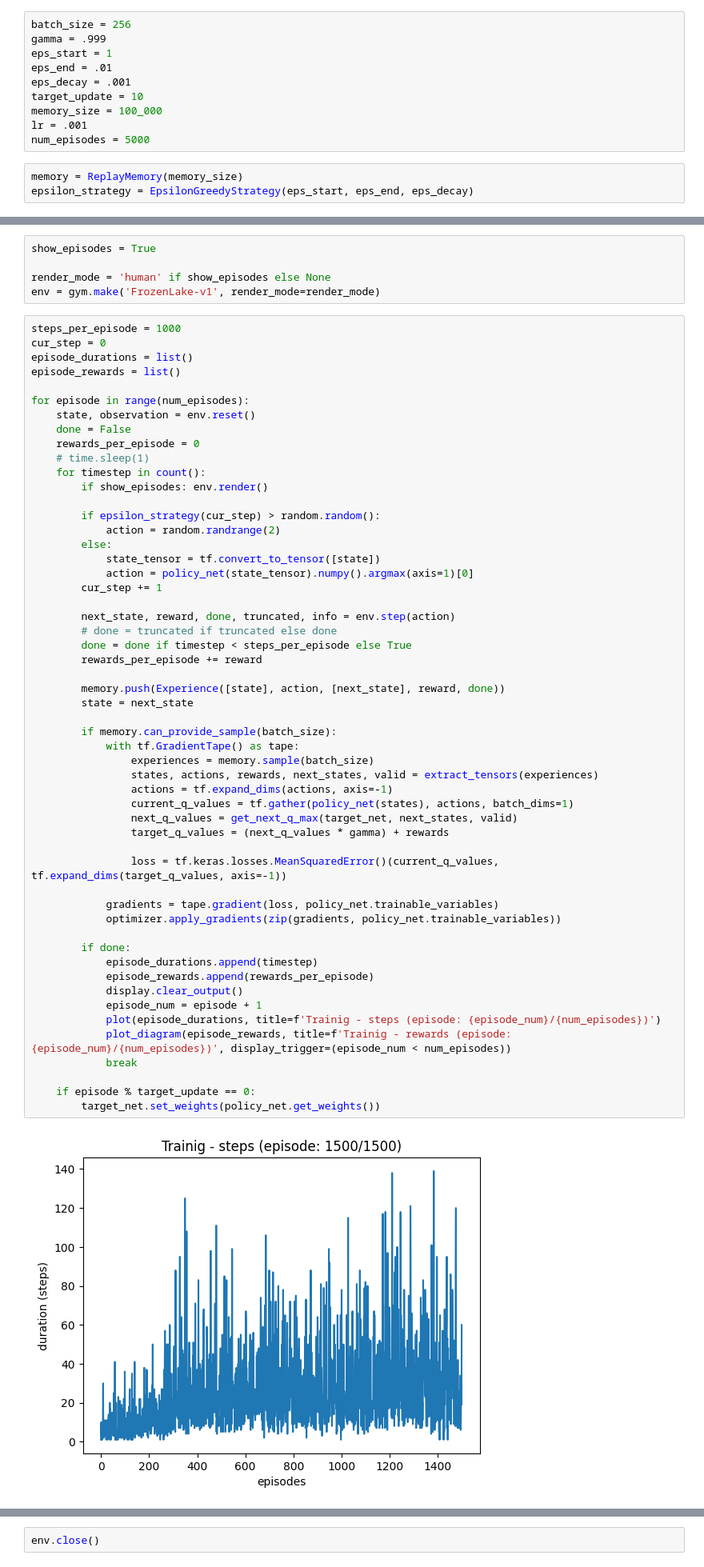
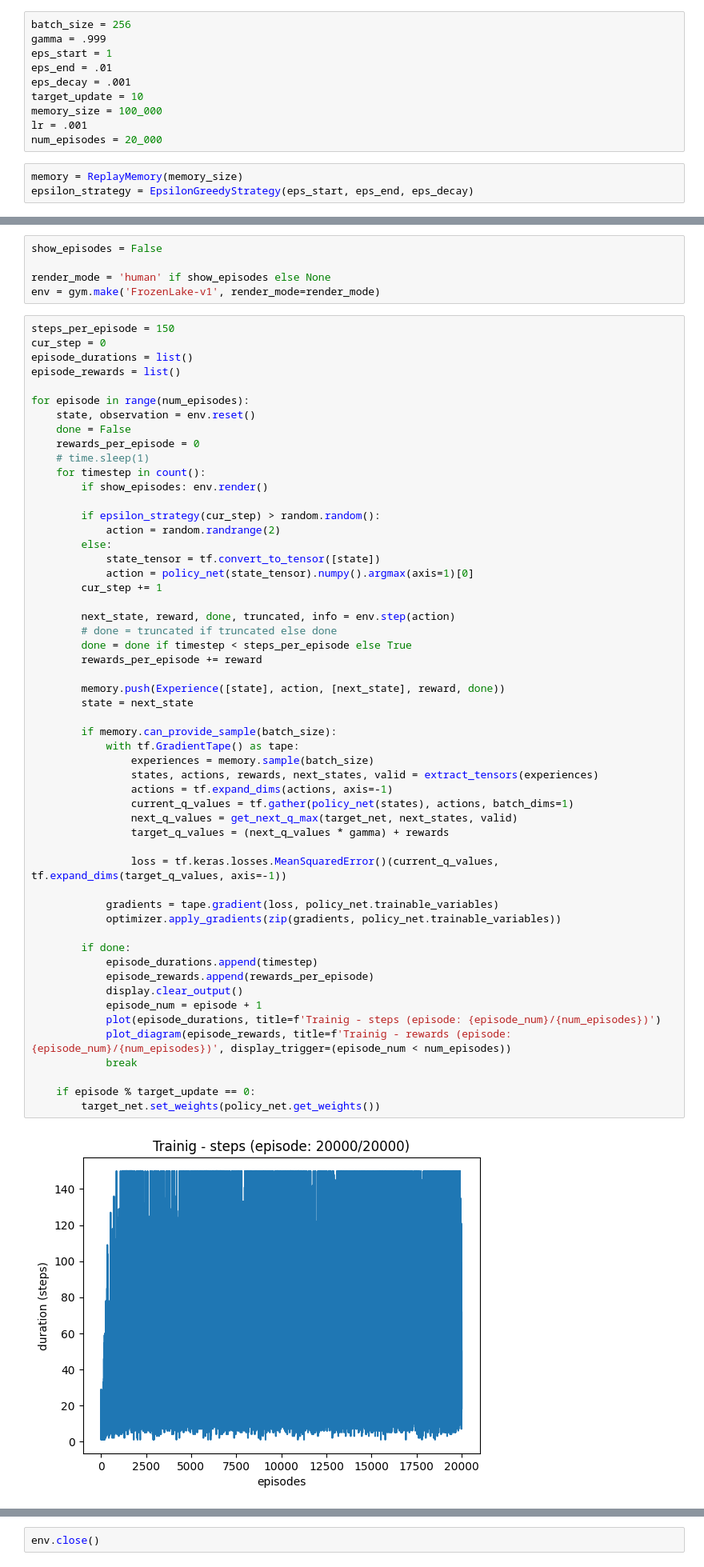
Before and after one commit to Andrew1407/ReinforcementLearningGym, a Jupyter notebook: frozen_lake_tf.ipynb, the cells around one changed output, grey strips where cells are left out. Shown: that part at 80% size. Cells and saved outputs as stored; diff of their text form.

```diff
--- a/frozen_lake_tf.ipynb
+++ b/frozen_lake_tf.ipynb
@@ -114,7 +114,7 @@ eps_decay = .001
 target_update = 10
 memory_size = 100_000
 lr = .001
-num_episodes = 5000
+num_episodes = 20_000
 # %%
 memory = ReplayMemory(memory_size)
 epsilon_strategy = EpsilonGreedyStrategy(eps_start, eps_end, eps_decay)
@@ -130,12 +130,12 @@ target_net.set_weights(policy_net.get_weights())
 
 target_net.trainable = False
 # %%
-show_episodes = True
+show_episodes = False
 
 render_mode = 'human' if show_episodes else None
 env = gym.make('FrozenLake-v1', render_mode=render_mode)
 # %%
-steps_per_episode = 1000
+steps_per_episode = 150
 cur_step = 0
 episode_durations = list()
 episode_rewards = list()
@@ -162,31 +162,31 @@ for episode in range(num_episodes):
 
         memory.push(Experience([state], action, [next_state], reward, done))
         state = next_state
 
         if memory.can_provide_sample(batch_size):
             with tf.GradientTape() as tape:
                 experiences = memory.sample(batch_size)
                 states, actions, rewards, next_states, valid = extract_tensors(experiences)
                 actions = tf.expand_dims(actions, axis=-1)
                 current_q_values = tf.gather(policy_net(states), actions, batch_dims=1)
                 next_q_values = get_next_q_max(target_net, next_states, valid)
                 target_q_values = (next_q_values * gamma) + rewards
 
                 loss = tf.keras.losses.MeanSquaredError()(current_q_values, tf.expand_dims(target_q_values, axis=-1))
 
             gradients = tape.gradient(loss, policy_net.trainable_variables)
             optimizer.apply_gradients(zip(gradients, policy_net.trainable_variables))
 
         if done:
             episode_durations.append(timestep)
             episode_rewards.append(rewards_per_episode)
             display.clear_output()
             episode_num = episode + 1
             plot(episode_durations, title=f'Trainig - steps (episode: {episode_num}/{num_episodes})')
             plot_diagram(episode_rewards, title=f'Trainig - rewards (episode: {episode_num}/{num_episodes})', display_trigger=(episode_num < num_episodes))
             break
 
     if episode % target_update == 0:
         target_net.set_weights(policy_net.get_weights())
 # %% [output]
-[figure, old version]
+[figure, new version]
```
Also changed, not shown: parts of 3 cells of this notebook, 1 other file.
